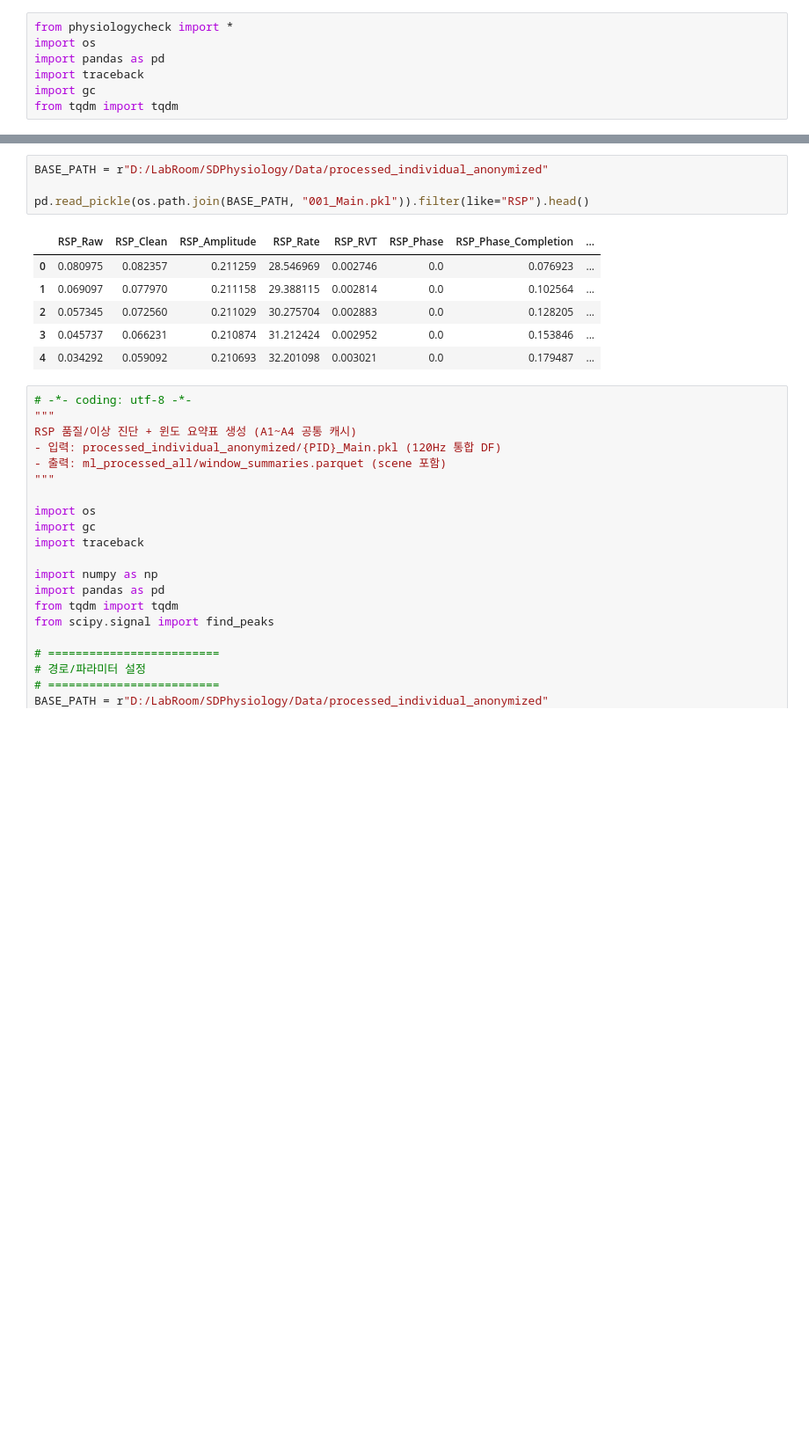
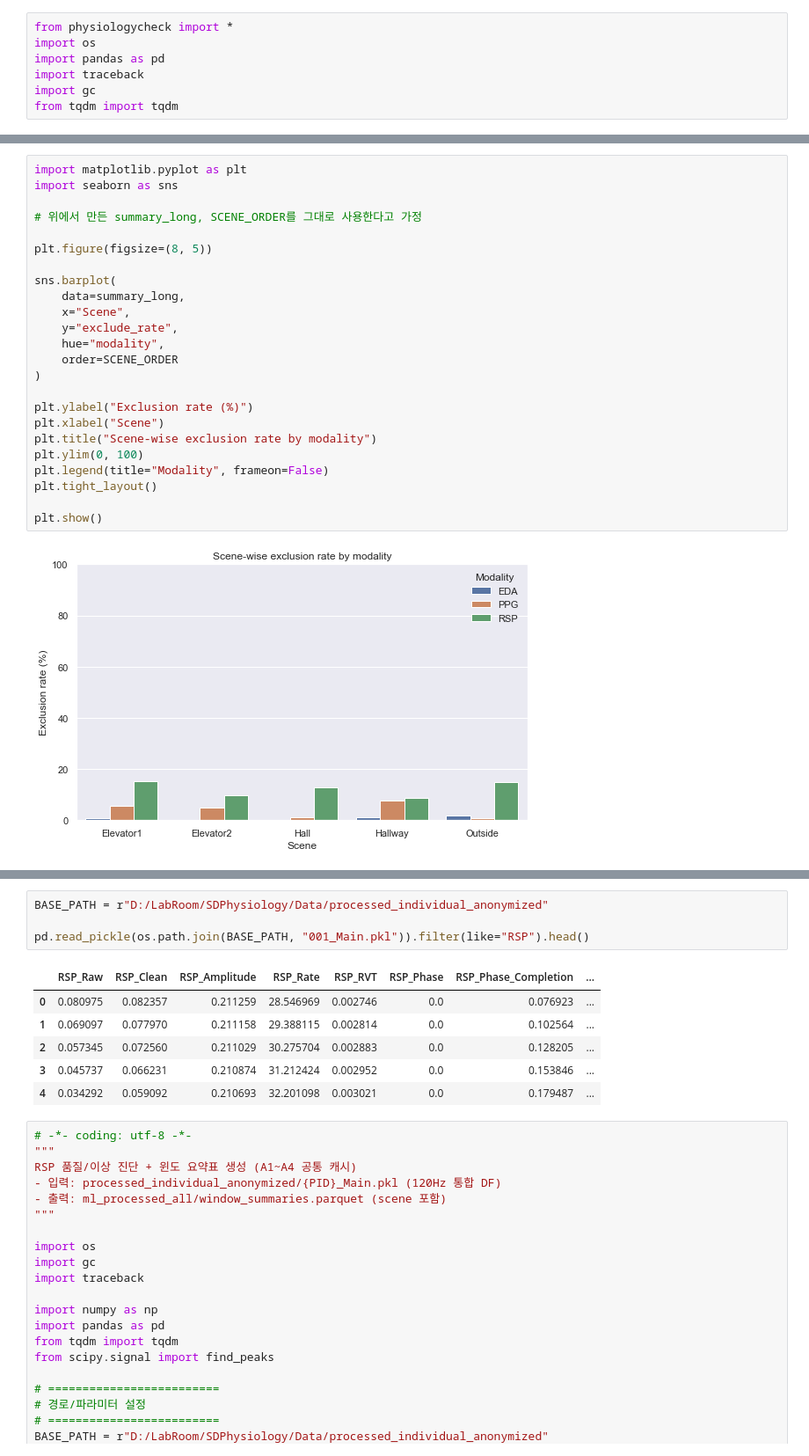
Before and after one commit to Catonpancake/sdphysiology, a Jupyter notebook: physiologycheck.ipynb, the cells around one changed output, grey strips where cells are left out. Shown at 88% size. Cells and saved outputs as stored; diff of their text form; blank space fills up the shorter version.

Commit message:
long time no see..

```diff
--- a/physiologycheck.ipynb
+++ b/physiologycheck.ipynb
@@ -37,0 +243,26 @@ physiologyprocess_scene(
+# %%
+import matplotlib.pyplot as plt
+import seaborn as sns
+
+# 위에서 만든 summary_long, SCENE_ORDER를 그대로 사용한다고 가정
+
+plt.figure(figsize=(8, 5))
+
+sns.barplot(
+    data=summary_long,
+    x="Scene",
+    y="exclude_rate",
+    hue="modality",
+    order=SCENE_ORDER
+)
+
+plt.ylabel("Exclusion rate (%)")
+plt.xlabel("Scene")
+plt.title("Scene-wise exclusion rate by modality")
+plt.ylim(0, 100)
+plt.legend(title="Modality", frameon=False)
+plt.tight_layout()
+
+plt.show()
+# %% [output]
+[figure, added]
```
Also changed, not shown: parts of 3 cells of this notebook, 6 other files.
